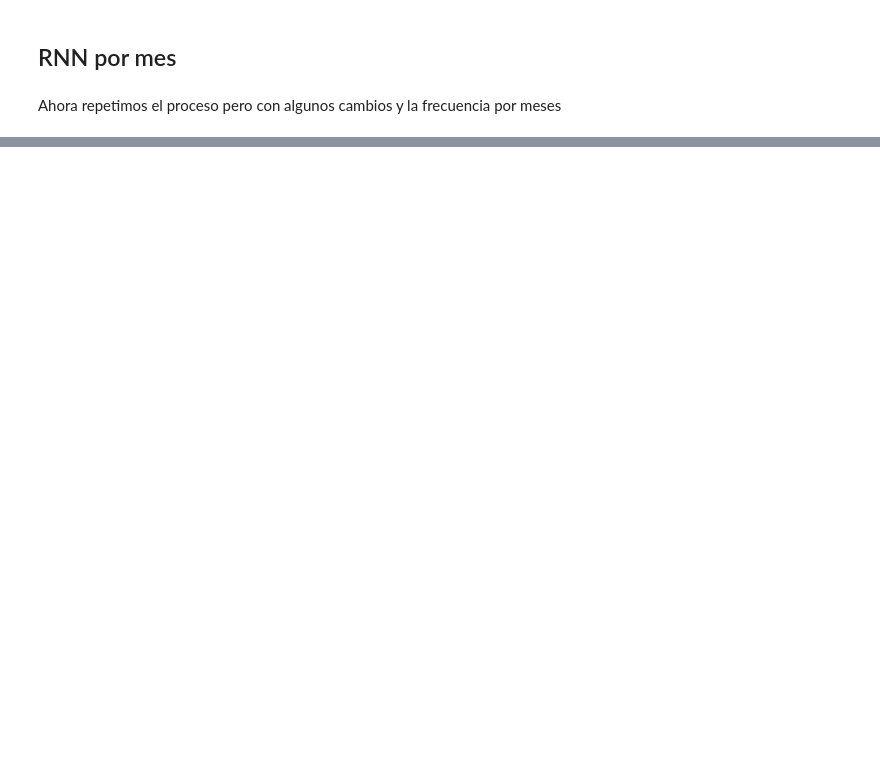
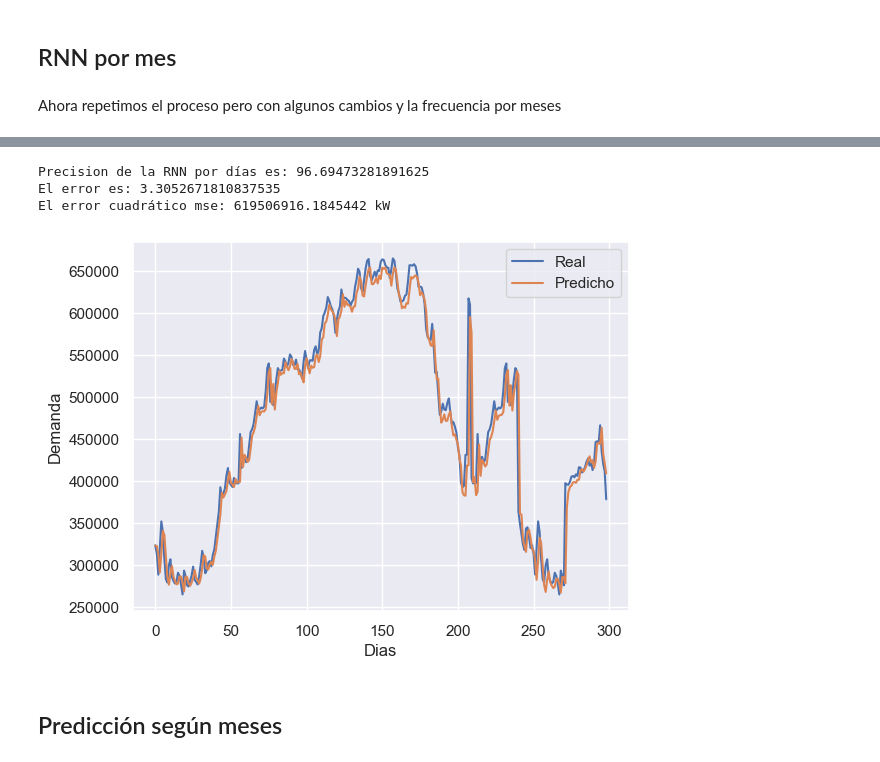
Before and after one commit to Josdelser/Prosumer-TFM, a Jupyter notebook: MLE-Prosumer.ipynb, the cells around one changed output, grey strips where cells are left out. Drawn from its saved outputs; the diff is of its cells as text; code cells hidden in the pictures; blank space fills up the shorter version.

```diff
--- a/MLE-Prosumer.ipynb
+++ b/MLE-Prosumer.ipynb
@@ -863,0 +675,8 @@ El error cuadrático mse: 22215323424061.492 kw
+# %%
+modelo = Sequential()
+modelo.add(LSTM(50, return_sequences=True, input_shape=(x_train.shape[1], 1)))
+modelo.add(LSTM(50))
+modelo.add(Dense(1))
+modelo.compile(loss='mean_squared_error', optimizer='adam')
+# %%
+modelo.fit(x_train, y_train, epochs=100, batch_size=32, verbose=0)
@@ -863,0 +685,2 @@ El error cuadrático mse: 22215323424061.492 kw
+# %%
+y_pred = modelo.predict(x_test)
@@ -863,0 +689,3 @@ El error cuadrático mse: 22215323424061.492 kw
+# %%
+y_pred = scaler.inverse_transform(y_pred.reshape(-1, 1))
+y_test = scaler.inverse_transform(y_test.reshape(-1, 1))
@@ -863,0 +696,19 @@ El error cuadrático mse: 22215323424061.492 kw
+# %%
+print(f"Precision de la RNN por días es: {accuracyRNN}" )
+print(f"El error es: {errorRNN}")
+print(f"El error cuadrático mse: {mseRNN} kW")
+# %% [output]
+Precision de la RNN por días es: 96.69473281891625
+El error es: 3.3052671810837535
+El error cuadrático mse: 619506916.1845442 kW
+# %%
+plt.plot(y_test, label='Real')
+plt.plot(y_pred, label='Predicho')
+plt.xlabel('Dias')
+plt.ylabel('Demanda')
+plt.legend()
+plt.show()
+# %% [output]
+[figure, added]
+# %% [markdown]
+## Predicción según meses
```
Also changed, not shown: parts of 77 cells of this notebook.
